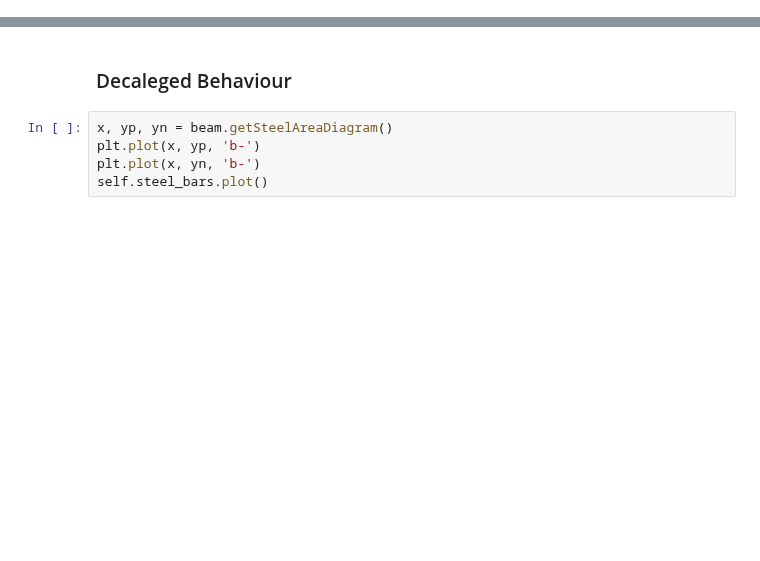
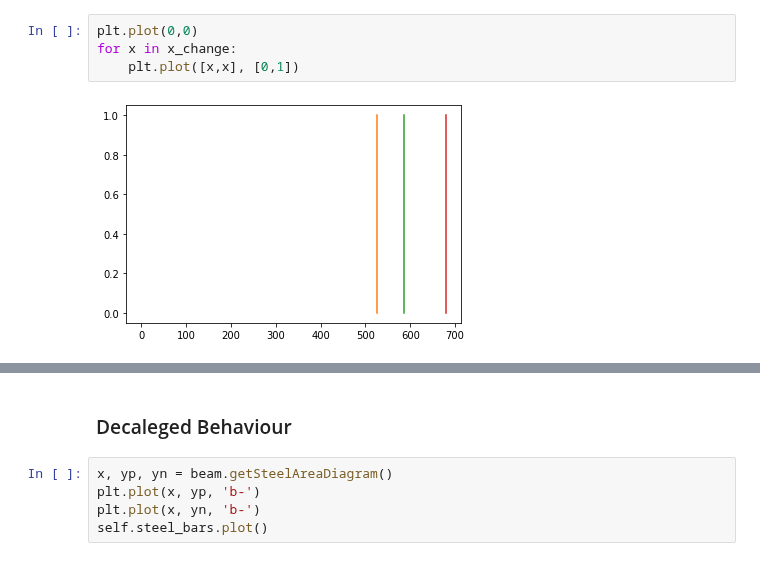
Before and after one commit to luisggc/FConcrete, a Jupyter notebook: jupyter/Hiper.ipynb, the cells around one changed output, grey strips where cells are left out. Saved outputs shown, nothing was run; the diff lists cells and outputs as text; blank space fills up the shorter version.

```diff
--- a/jupyter/Hiper.ipynb
+++ b/jupyter/Hiper.ipynb
@@ -48,0 +142,6 @@ steel_bars = self.steel_bars
+# %%
+plt.plot(0,0)
+for x in x_change:
+    plt.plot([x,x], [0,1])
+# %% [output]
+[figure, added]
```
Also changed, not shown: parts of 14 cells of this notebook, 8 other files.
